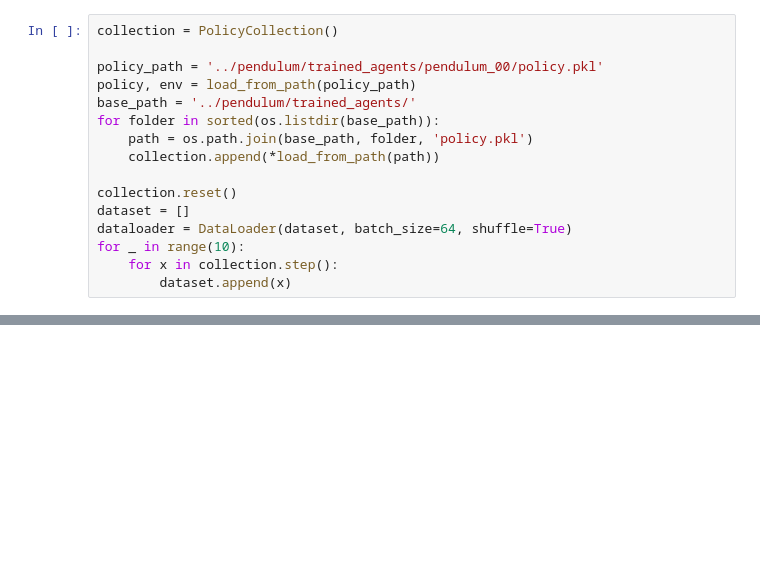
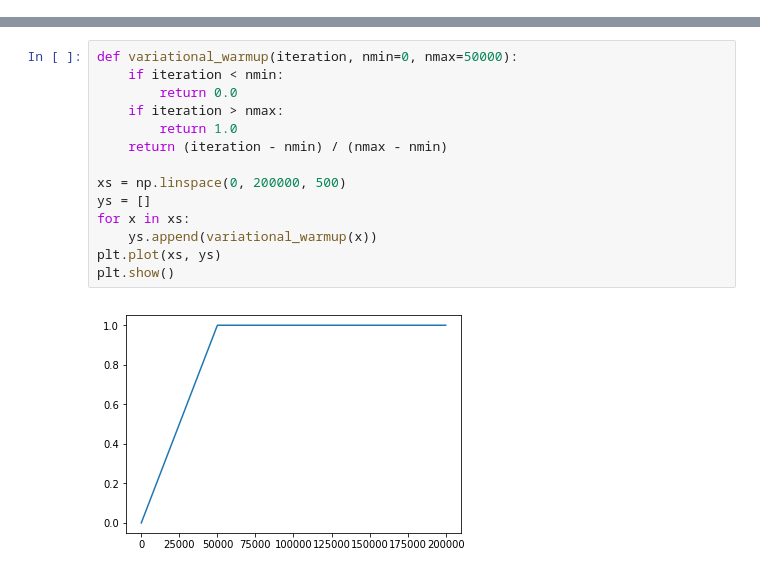
Before and after one commit to isacarnekvist/rl-project, a Jupyter notebook: stitching/train.ipynb, the cells around one changed output, grey strips where cells are left out. Drawn from its saved outputs; the diff is of its cells as text; blank space fills up the shorter version.

```diff
--- a/stitching/train.ipynb
+++ b/stitching/train.ipynb
@@ -13,16 +26,0 @@ from stitching.rl import PolicyCollection
-# %%
-collection = PolicyCollection()
-
-policy_path = '../pendulum/trained_agents/pendulum_00/policy.pkl'
-policy, env = load_from_path(policy_path)
-base_path = '../pendulum/trained_agents/'
-for folder in sorted(os.listdir(base_path)):
-    path = os.path.join(base_path, folder, 'policy.pkl')
-    collection.append(*load_from_path(path))
-
-collection.reset()
-dataset = []
-dataloader = DataLoader(dataset, batch_size=64, shuffle=True)
-for _ in range(10):
-    for x in collection.step():
-        dataset.append(x)
@@ -107,0 +234,16 @@ next(iter(dataloader))
+# %%
+def variational_warmup(iteration, nmin=0, nmax=50000):
+    if iteration < nmin:
+        return 0.0
+    if iteration > nmax:
+        return 1.0
+    return (iteration - nmin) / (nmax - nmin)
+
+xs = np.linspace(0, 200000, 500)
+ys = []
+for x in xs:
+    ys.append(variational_warmup(x))
+plt.plot(xs, ys)
+plt.show()
+# %% [output]
+[figure, added]
```
Also changed, not shown: parts of 31 cells of this notebook, 5 other files.
